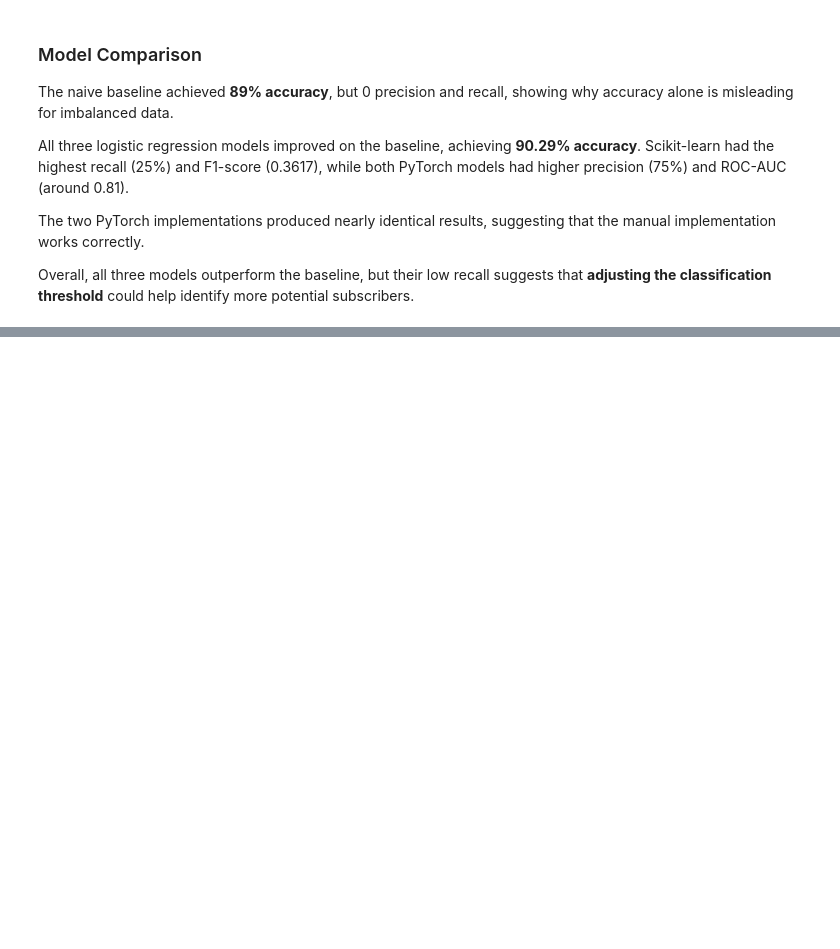
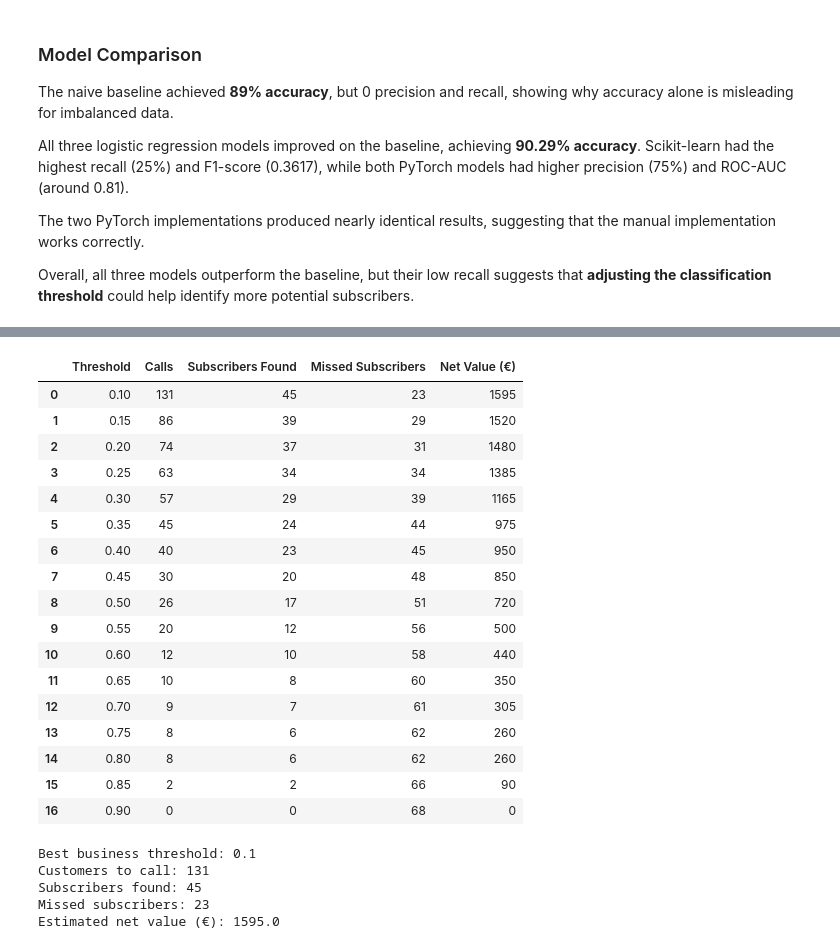
Before and after one commit to 94921234/daiist-assignment-1, a Jupyter notebook: train.ipynb, the cells around one changed output, grey strips where cells are left out. Saved outputs shown, nothing was run; the diff lists cells and outputs as text; code cells hidden in the pictures; blank space fills up the shorter version.

```diff
--- a/train.ipynb
+++ b/train.ipynb
@@ -857,0 +1102,75 @@ Overall, all three models outperform the baseline, but their low recall suggests
+# %%
+from sklearn.metrics import confusion_matrix
+
+CALL_COST = 5
+SUBSCRIPTION_VALUE = 50
+
+business_results = []
+
+for threshold in thresholds:
+
+    predictions = (
+        sklearn_probabilities >= threshold
+    ).astype(int)
+
+    tn, fp, fn, tp = confusion_matrix(
+        y_val, predictions, labels=[0, 1]
+    ).ravel()
+
+    calls = tp + fp
+
+    net_value = (
+        tp * SUBSCRIPTION_VALUE
+        - calls * CALL_COST
+    )
+
+    business_results.append({
+        "Threshold": round(threshold, 2),
+        "Calls": calls,
+        "Subscribers Found": tp,
+        "Missed Subscribers": fn,
+        "Net Value (€)": net_value
+    })
+
+business_df = pd.DataFrame(business_results)
+
+display(business_df)
+# %% [output]
+|  | Threshold | Calls | Subscribers Found | Missed Subscribers | Net Value (€) |
+| 0 | 0.10 | 131 | 45 | 23 | 1595 |
+| 1 | 0.15 | 86 | 39 | 29 | 1520 |
+| 2 | 0.20 | 74 | 37 | 31 | 1480 |
+| 3 | 0.25 | 63 | 34 | 34 | 1385 |
+| 4 | 0.30 | 57 | 29 | 39 | 1165 |
+| 5 | 0.35 | 45 | 24 | 44 | 975 |
+| 6 | 0.40 | 40 | 23 | 45 | 950 |
+| 7 | 0.45 | 30 | 20 | 48 | 850 |
+| 8 | 0.50 | 26 | 17 | 51 | 720 |
+| 9 | 0.55 | 20 | 12 | 56 | 500 |
+| 10 | 0.60 | 12 | 10 | 58 | 440 |
+| 11 | 0.65 | 10 | 8 | 60 | 350 |
+| 12 | 0.70 | 9 | 7 | 61 | 305 |
+| 13 | 0.75 | 8 | 6 | 62 | 260 |
+| 14 | 0.80 | 8 | 6 | 62 | 260 |
+| 15 | 0.85 | 2 | 2 | 66 | 90 |
+| 16 | 0.90 | 0 | 0 | 68 | 0 |
+# %%
+best_business_row = business_df.loc[
+    business_df["Net Value (€)"].idxmax()
+]
+
+best_business_threshold = float(
+    best_business_row["Threshold"]
+)
+
+print("Best business threshold:", best_business_threshold)
+print("Customers to call:", int(best_business_row["Calls"]))
+print("Subscribers found:", int(best_business_row["Subscribers Found"]))
+print("Missed subscribers:", int(best_business_row["Missed Subscribers"]))
+print("Estimated net value (€):", best_business_row["Net Value (€)"])
+# %% [output]
+Best business threshold: 0.1
+Customers to call: 131
+Subscribers found: 45
+Missed subscribers: 23
+Estimated net value (€): 1595.0
```
Also changed, not shown: parts of 20 cells of this notebook.
